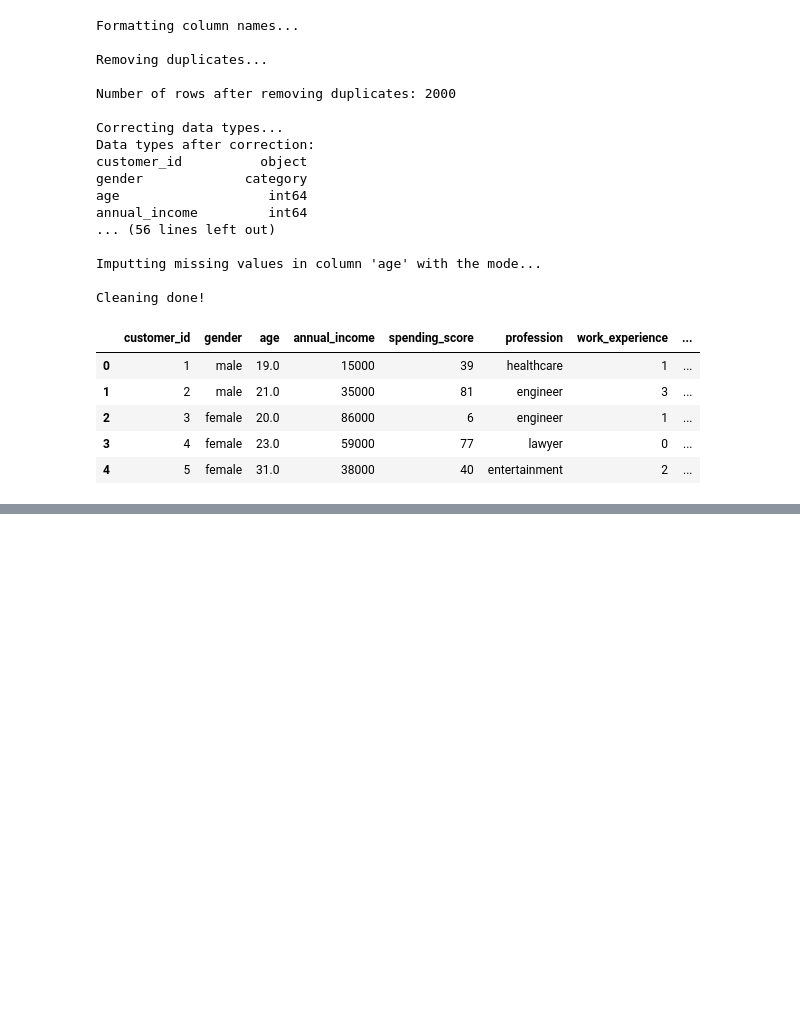
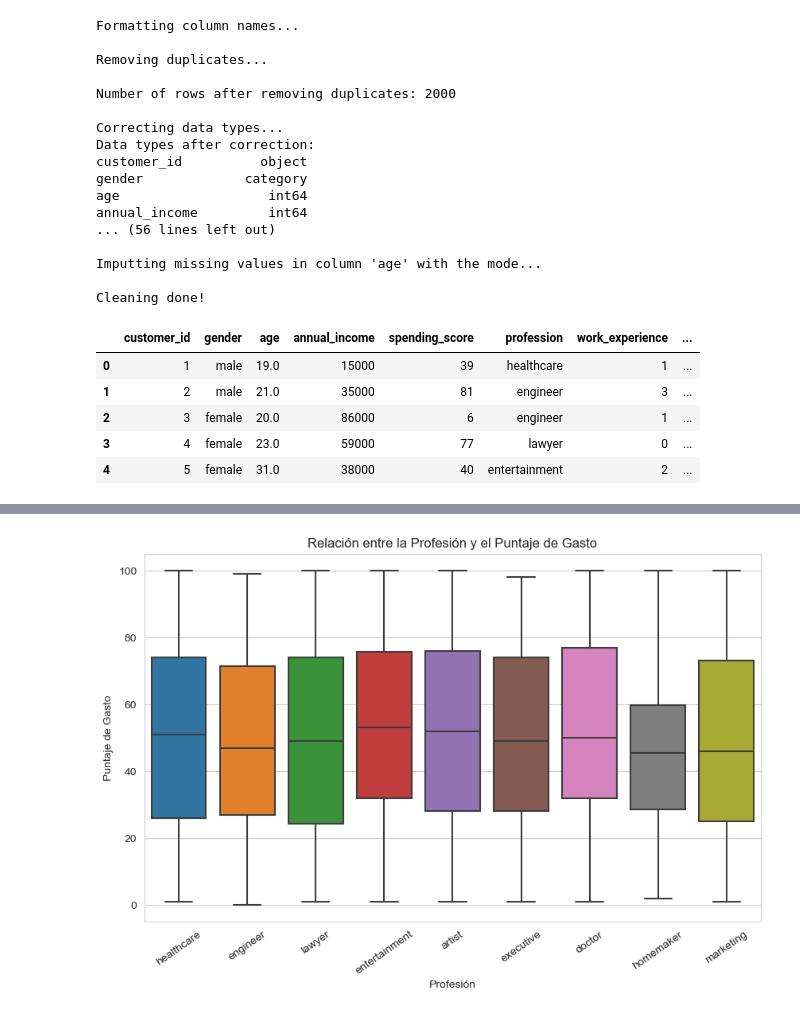
Before and after one commit to kimnegrette3/Python-SQL-Customer-Analysis, a Jupyter notebook: Customer_analysis_nb.ipynb, the cells around one changed output, grey strips where cells are left out. Saved outputs shown, nothing was run; the diff lists cells and outputs as text; code cells hidden in the pictures; blank space fills up the shorter version.

```diff
--- a/Customer_analysis_nb.ipynb
+++ b/Customer_analysis_nb.ipynb
@@ -204,0 +364,23 @@ Cleaning done!
+# %%
+query = """
+        SELECT profession, spending_score
+        FROM customers_table
+"""
+resultado = pd.read_sql_query(query, conn)
+
+# Crear un boxplot utilizando Seaborn
+plt.figure(figsize=(10, 6))
+sns.boxplot(x='profession', y='spending_score', data=resultado)
+
+# Rotar las etiquetas del eje x para mejor legibilidad
+plt.xticks(rotation=35)
+
+# Añadir títulos y etiquetas
+plt.title('Relación entre la Profesión y el Puntaje de Gasto')
+plt.xlabel('Profesión')
+plt.ylabel('Puntaje de Gasto')
+
+# Mostrar el boxplot
+plt.show()
+# %% [output]
+[figure, added]
```
Also changed, not shown: parts of 11 cells of this notebook, 2 other files.
